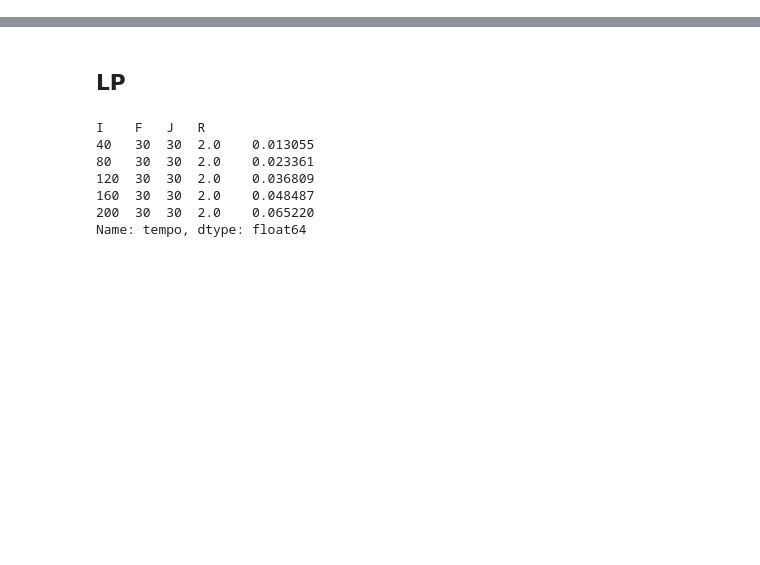
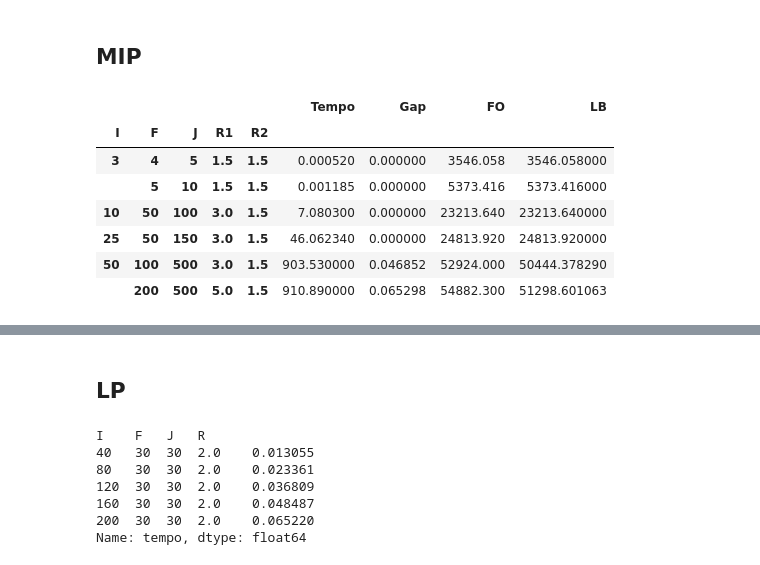
Before and after one commit to datashering/trab_heuristica, a Jupyter notebook: saida/analise.ipynb, the cells around one changed output, grey strips where cells are left out. Drawn from its saved outputs; the diff is of its cells as text; code cells hidden in the pictures; blank space fills up the shorter version.

```diff
--- a/saida/analise.ipynb
+++ b/saida/analise.ipynb
@@ -2,3 +2,24 @@
 import os
 import numpy as np
 import pandas as pd
+# %% [markdown]
+## MIP
+# %%
+mip = []
+arquivos = [nome for nome in os.listdir() if nome[:3] == "MIP"]
+arquivos.sort()
+for arq in arquivos:
+    df_mip = pd.read_csv(arq, header=None, delimiter='-',  names=['n', 'I', 'F', 'J', 'R1', 'R2', 'Tempo', 'Gap', 'FO'], index_col=['I', 'F', 'J', 'R1', 'R2', 'n'])
+    df_mip['LB'] = df_mip['FO'] - df_mip['FO']*df_mip['Gap']
+    mip.append(df_mip)
+
+mip[0].groupby(['I', 'F', 'J', 'R1', 'R2']).mean()
+# %% [output]
+|  |  |  |  |  | Tempo | Gap | FO | LB |
+| I | F | J | R1 | R2 |  |  |  |  |
+| 3 | 4 | 5 | 1.5 | 1.5 | 0.000520 | 0.000000 | 3546.058 | 3546.058000 |
+|  | 5 | 10 | 1.5 | 1.5 | 0.001185 | 0.000000 | 5373.416 | 5373.416000 |
+| 10 | 50 | 100 | 3.0 | 1.5 | 7.080300 | 0.000000 | 23213.640 | 23213.640000 |
+| 25 | 50 | 150 | 3.0 | 1.5 | 46.062340 | 0.000000 | 24813.920 | 24813.920000 |
+| 50 | 100 | 500 | 3.0 | 1.5 | 903.530000 | 0.046852 | 52924.000 | 50444.378290 |
+|  | 200 | 500 | 5.0 | 1.5 | 910.890000 | 0.065298 | 54882.300 | 51298.601063 |
```
Also changed, not shown: parts of 6 cells of this notebook, 14 other files.
